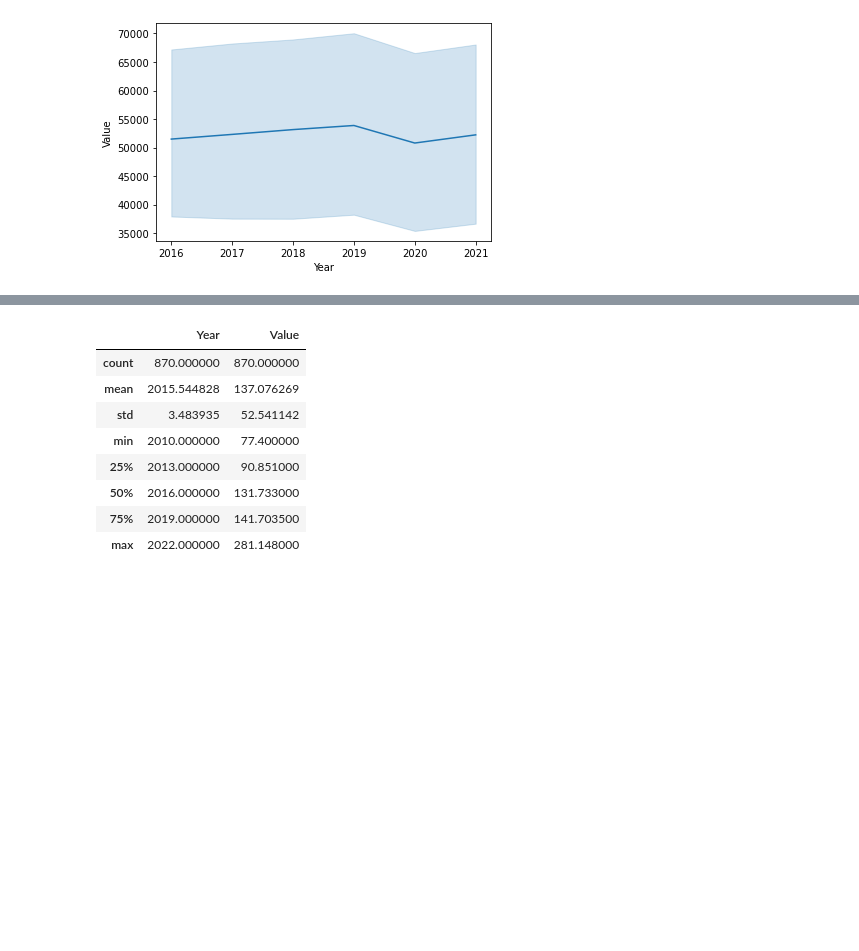
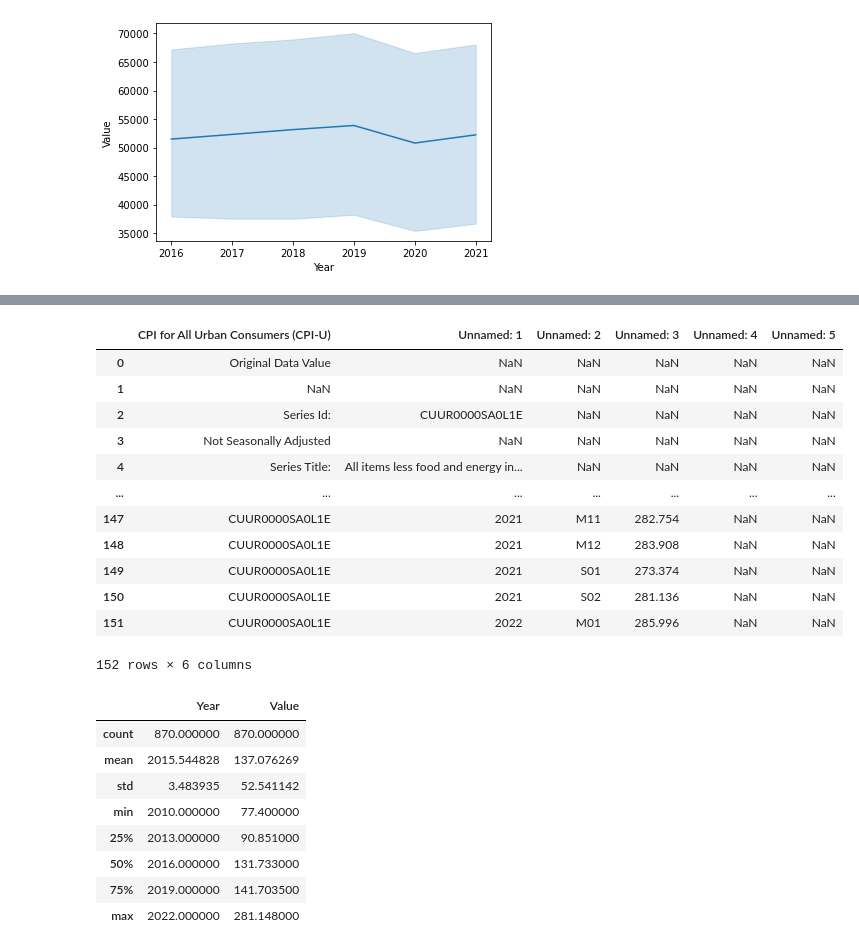
Before and after one commit to techthumb1/bls_project, a Jupyter notebook: notebooks/bls_data_tool.ipynb, the cells around one changed output, grey strips where cells are left out. Cells and saved outputs as stored; diff of their text form; code cells hidden in the pictures; blank space fills up the shorter version.

```diff
--- a/notebooks/bls_data_tool.ipynb
+++ b/notebooks/bls_data_tool.ipynb
@@ -169,11 +166,3 @@ array([2016, 2017, 2018, 2019, 2020, 2021])
 sns.lineplot(new_df['Year'], new_df['Value']);
 # %% [output]
 [figure]
-# %%
-# Load data
-cpi = pd.read_excel('/Users/jasonrobinson/Documents/Projects/BLS_annex/CPI-SeriesReport.xlsx')
-wages_hours = pd.read_csv('/Users/jasonrobinson/Documents/Projects/bls_project/data/Employment, Hours, and Earnings...(National).csv')
-current_employment = pd.read_excel('/Users/jasonrobinson/Documents/Projects/BLS_annex/CEU-SeriesReport.xlsx')
-export_mnth = pd.read_csv('/Users/jasonrobinson/Documents/Projects/bls_project/data/export_monthly.csv')
-import_mnth = pd.read_csv('/Users/jasonrobinson/Documents/Projects/bls_project/data/import_monthly.csv')
-midwest_cpi = pd.read_csv('/Users/jasonrobinson/Documents/Projects/bls_project/data/midwest-cpi.csv')
@@ -180,3 +250,19 @@ midwest_cpi = pd.read_csv('/Users/jasonrobinson/Documents/Projects/bls_project/d
+# %%
+cpi
+# %% [output]
+|  | CPI for All Urban Consumers (CPI-U) | Unnamed: 1 | Unnamed: 2 | Unnamed: 3 | Unnamed: 4 | Unnamed: 5 |
+| 0 | Original Data Value | NaN | NaN | NaN | NaN | NaN |
+| 1 | NaN | NaN | NaN | NaN | NaN | NaN |
+| 2 | Series Id: | CUUR0000SA0L1E | NaN | NaN | NaN | NaN |
+| 3 | Not Seasonally Adjusted | NaN | NaN | NaN | NaN | NaN |
+| 4 | Series Title: | All items less food and energy in... | NaN | NaN | NaN | NaN |
+| ... | ... | ... | ... | ... | ... | ... |
+| 147 | CUUR0000SA0L1E | 2021 | M11 | 282.754 | NaN | NaN |
+| 148 | CUUR0000SA0L1E | 2021 | M12 | 283.908 | NaN | NaN |
+| 149 | CUUR0000SA0L1E | 2021 | S01 | 273.374 | NaN | NaN |
+| 150 | CUUR0000SA0L1E | 2021 | S02 | 281.136 | NaN | NaN |
+| 151 | CUUR0000SA0L1E | 2022 | M01 | 285.996 | NaN | NaN |
+152 rows × 6 columns
 # %%
 # wide distribution or variance?
 midwest_cpi.describe()
```
Also changed, not shown: parts of 13 cells of this notebook, 4 other files.
